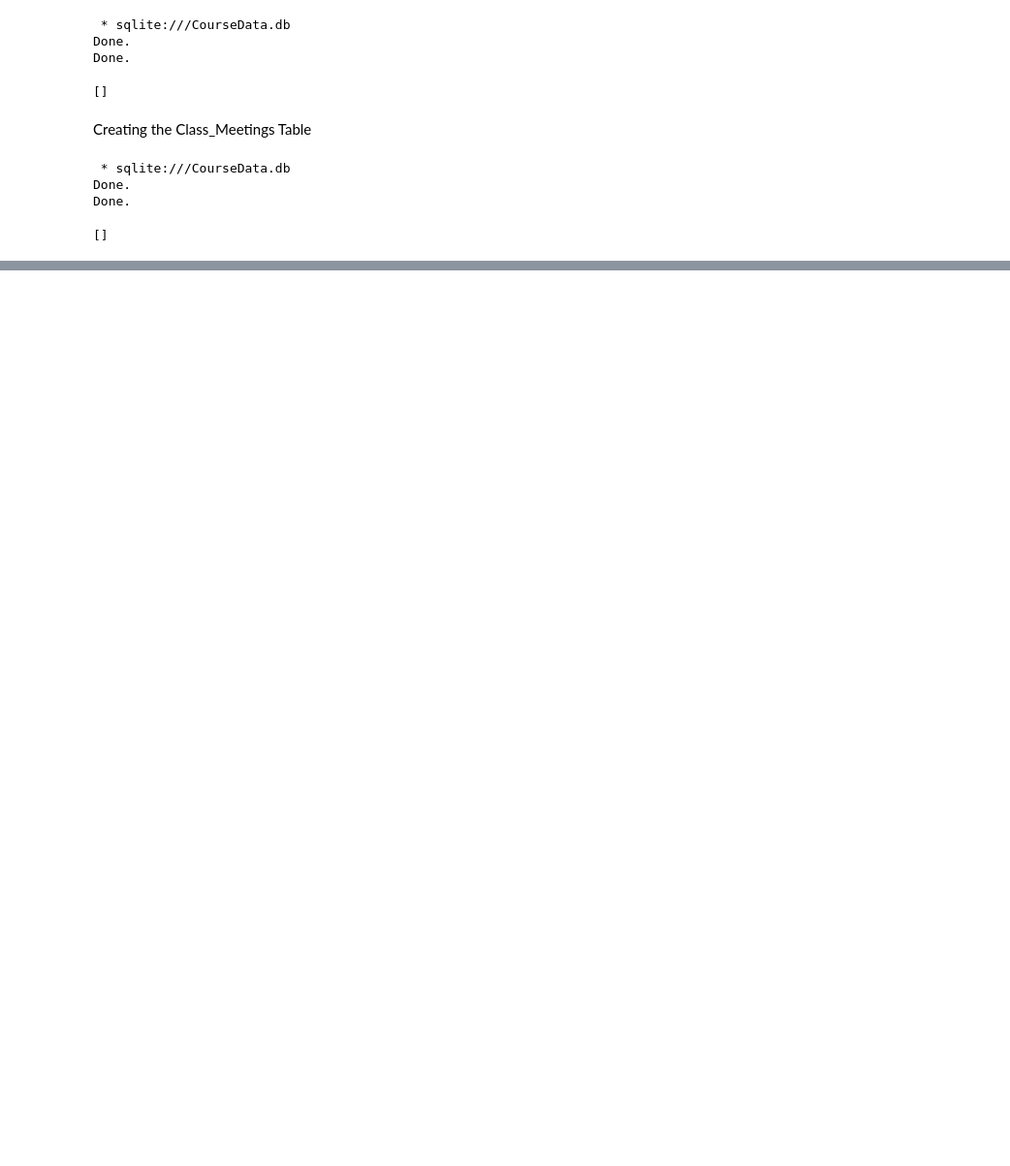
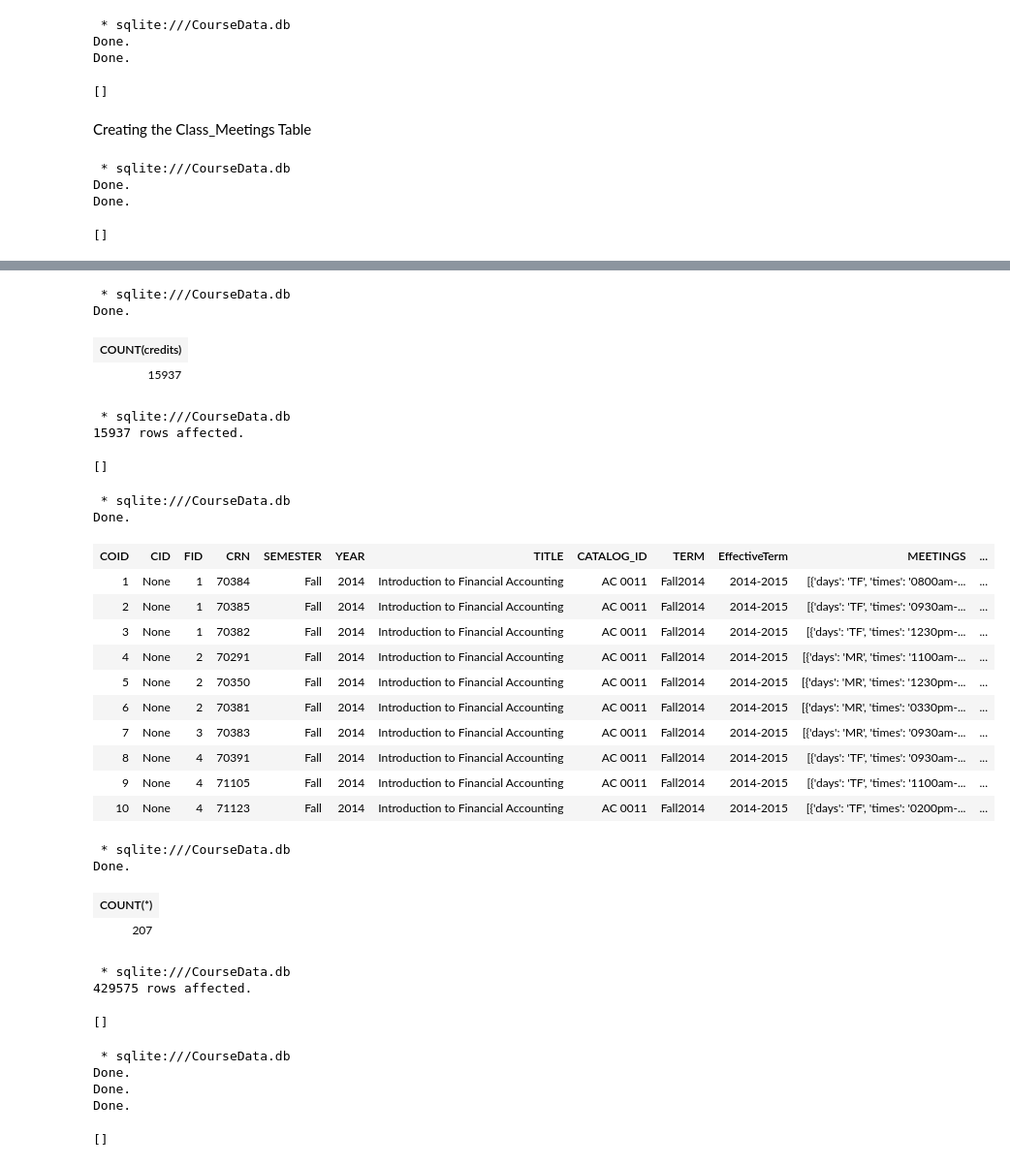
Before and after one commit to fairfield-university-ba-510-spring2019/final-project-back-row-squad, a Jupyter notebook: CourseDataETL.ipynb, the cells around one changed output, grey strips where cells are left out. Shown: that part at 97% size. Drawn from its saved outputs; the diff is of its cells as text; code cells hidden in the pictures; blank space fills up the shorter version.

```diff
--- a/CourseDataETL.ipynb
+++ b/CourseDataETL.ipynb
@@ -134,0 +492,70 @@ Done.
+# %%
+%%sql
+
+SELECT COUNT(credits) FROM IMPORT_Courses;
+# %% [output]
+ * sqlite:///CourseData.db
+Done.
+| COUNT(credits) |
+| 15937 |
+# %%
+%%sql
+INSERT INTO COURSE_OFFERING (CID,FID,CRN,Semester,Year,Title,Catalog_ID,Term,EffectiveTerm,Meetings,Timecodes,Section,Cap,Act,Rem,lname,fname)
+SELECT DISTINCT CID,FID,CRN,Semester,Year,Title,Catalog_ID,Term,EffectiveTerm,Meetings,Timecodes,Section,Cap,Act,Rem,lname,fname
+FROM IMPORT_COURSES
+    LEFT JOIN CATALOG_YEAR USING (Semester, Year)
+    LEFT JOIN COURSE USING (EffectiveTerm, Catalog_ID)
+    JOIN FACULTY USING (lname, fname);
+# %% [output]
+ * sqlite:///CourseData.db
+15937 rows affected.
+[]
+# %%
+%%sql
+
+SELECT * FROM COURSE_OFFERING LIMIT 10;
+# %% [output]
+ * sqlite:///CourseData.db
+Done.
+| COID | CID | FID | CRN | SEMESTER | YEAR | TITLE | CATALOG_ID | TERM | EffectiveTerm | MEETINGS | ... |
+| 1 | None | 1 | 70384 | Fall | 2014 | Introduction to Financial Accounting | AC 0011 | Fall2014 | 2014-2015 | [{'days': 'TF', 'times': '0800am-... | ... |
+| 2 | None | 1 | 70385 | Fall | 2014 | Introduction to Financial Accounting | AC 0011 | Fall2014 | 2014-2015 | [{'days': 'TF', 'times': '0930am-... | ... |
+| 3 | None | 1 | 70382 | Fall | 2014 | Introduction to Financial Accounting | AC 0011 | Fall2014 | 2014-2015 | [{'days': 'TF', 'times': '1230pm-... | ... |
+| 4 | None | 2 | 70291 | Fall | 2014 | Introduction to Financial Accounting | AC 0011 | Fall2014 | 2014-2015 | [{'days': 'MR', 'times': '1100am-... | ... |
+| 5 | None | 2 | 70350 | Fall | 2014 | Introduction to Financial Accounting | AC 0011 | Fall2014 | 2014-2015 | [{'days': 'MR', 'times': '1230pm-... | ... |
+| 6 | None | 2 | 70381 | Fall | 2014 | Introduction to Financial Accounting | AC 0011 | Fall2014 | 2014-2015 | [{'days': 'MR', 'times': '0330pm-... | ... |
+| 7 | None | 3 | 70383 | Fall | 2014 | Introduction to Financial Accounting | AC 0011 | Fall2014 | 2014-2015 | [{'days': 'MR', 'times': '0930am-... | ... |
+| 8 | None | 4 | 70391 | Fall | 2014 | Introduction to Financial Accounting | AC 0011 | Fall2014 | 2014-2015 | [{'days': 'TF', 'times': '0930am-... | ... |
+| 9 | None | 4 | 71105 | Fall | 2014 | Introduction to Financial Accounting | AC 0011 | Fall2014 | 2014-2015 | [{'days': 'TF', 'times': '1100am-... | ... |
+| 10 | None | 4 | 71123 | Fall | 2014 | Introduction to Financial Accounting | AC 0011 | Fall2014 | 2014-2015 | [{'days': 'TF', 'times': '0200pm-... | ... |
+# %%
+%%sql
+
+SELECT COUNT(*) FROM LOCATION;
+# %% [output]
+ * sqlite:///CourseData.db
+Done.
+| COUNT(*) |
+| 207 |
+# %%
+%%sql
+INSERT INTO CLASS_MEETINGS (COID,LID,CRN,Day,Start,End,Term)
+SELECT DISTINCT COURSE_OFFERING.COID,LOCATION.LID,COURSE_OFFERING.CRN,Day,Start,End,COURSE_OFFERING.Term
+FROM IMPORT_COURSE_MEETINGS
+    JOIN COURSE_OFFERING USING (CRN)
+    JOIN LOCATION USING (Building,Room);
+# %% [output]
+ * sqlite:///CourseData.db
+429575 rows affected.
+[]
+# %%
+%%sql
+DROP TABLE IMPORT_COURSE_MEETINGS;
+DROP TABLE IMPORT_COURSES;
+DROP TABLE IMPORT_COURSE_CATALOG;
+# %% [output]
+ * sqlite:///CourseData.db
+Done.
+Done.
+Done.
+[]
```
Also changed, not shown: parts of 25 cells of this notebook, 2 other files.
